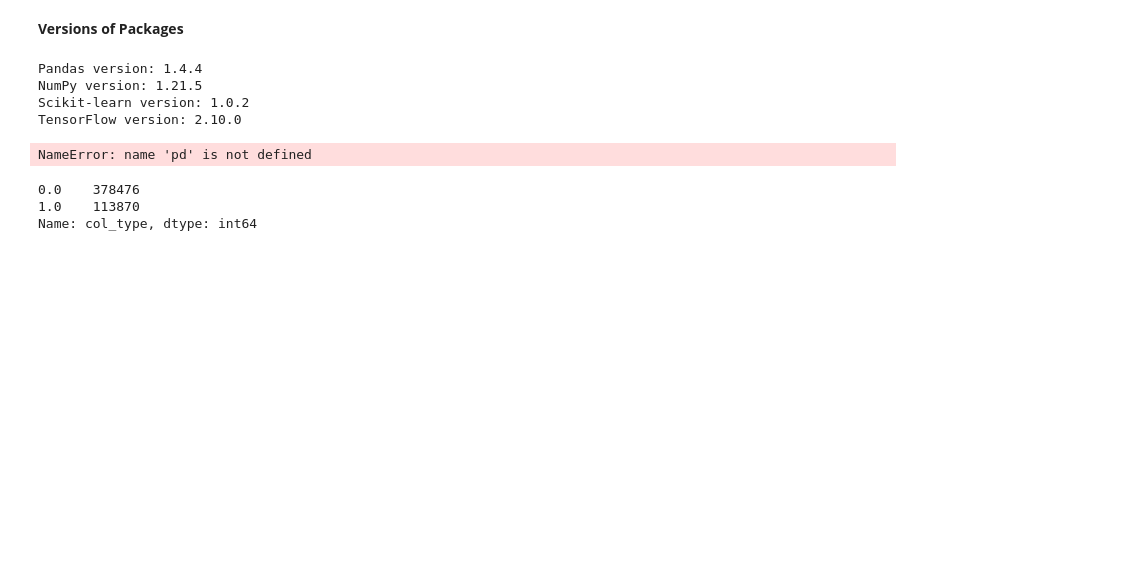
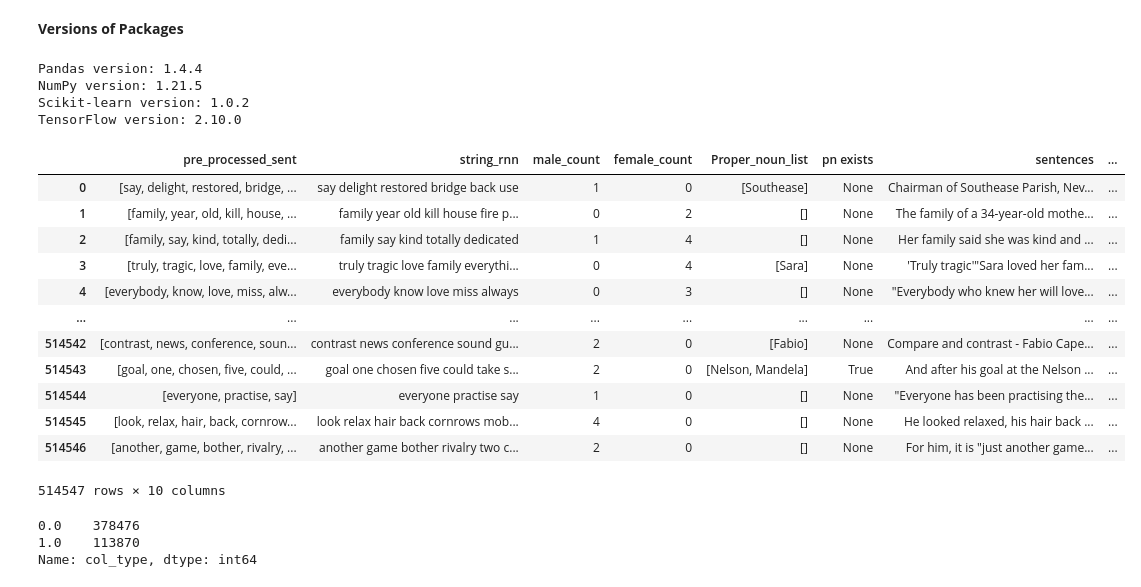
Before and after one commit to yvferreiro/MasterThesis, a Jupyter notebook: RNN.ipynb, the cells around one changed output. Saved outputs shown, nothing was run; the diff lists cells and outputs as text; code cells hidden in the pictures; blank space fills up the shorter version.

```diff
--- a/RNN.ipynb
+++ b/RNN.ipynb
@@ -26,27 +27,39 @@ Scikit-learn version: 1.0.2
 TensorFlow version: 2.10.0
 # %%
 #import pre-processed data from pickle
-year = 2010
+year = "2010"
 file_path = "/Users/yolandaferreirofranchi/Desktop/ThesisDatasets/"
 file_path_2 = "_final_rnn.pickle"
 
 df_10= pd.read_pickle(file_path + year + file_path_2)
 #df_09= pd.read_pickle(r"/Users/yolandaferreirofranchi/Desktop/ThesisDatasets/2009_text_wo_names.pickle")
 #df_11= pd.read_pickle(r"/Users/yolandaferreirofranchi/Desktop/ThesisDatasets/2011_text_wo_names.pickle")
 #df_12= pd.read_pickle(r"/Users/yolandaferreirofranchi/Desktop/ThesisDatasets/2012_text_wo_names.pickle")
 #df_13= pd.read_pickle(r"/Users/yolandaferreirofranchi/Desktop/ThesisDatasets/2013_text_wo_names.pickle")
 #df_14= pd.read_pickle(r"/Users/yolandaferreirofranchi/Desktop/ThesisDatasets/2014_text_wo_names.pickle")
 #df_15= pd.read_pickle(r"/Users/yolandaferreirofranchi/Desktop/ThesisDatasets/2015_text_wo_names.pickle")
 #df_16= pd.read_pickle(r"/Users/yolandaferreirofranchi/Desktop/ThesisDatasets/2016_text_wo_names.pickle")
 #df_17= pd.read_pickle(r"/Users/yolandaferreirofranchi/Desktop/ThesisDatasets/2017_text_wo_names.pickle")
 #df_18= pd.read_pickle(r"/Users/yolandaferreirofranchi/Desktop/ThesisDatasets/2018_text_wo_names.pickle")
 #df_19 = pd.read_pickle(r"/Users/yolandaferreirofranchi/Desktop/ThesisDatasets/2019_text_wo_names.pickle")
 #df_20 = pd.read_pickle(r"/Users/yolandaferreirofranchi/Desktop/ThesisDatasets/2020_text_wo_names.pickle")
 #df_21 = pd.read_pickle(r"/Users/yolandaferreirofranchi/Desktop/ThesisDatasets/2021_text_wo_names.pickle")
 #df_22 = pd.read_pickle(r"/Users/yolandaferreirofranchi/Desktop/ThesisDatasets/2022_text_wo_names_(1).pickle")
 df_10
 # %% [output]
+|  | pre_processed_sent | string_rnn | male_count | female_count | Proper_noun_list | pn exists | sentences | ... |
+| 0 | [say, delight, restored, bridge, ... | say delight restored bridge back use | 1 | 0 | [Southease] | None | Chairman of Southease Parish, Nev... | ... |
+| 1 | [family, year, old, kill, house, ... | family year old kill house fire p... | 0 | 2 | [] | None | The family of a 34-year-old mothe... | ... |
+| 2 | [family, say, kind, totally, dedi... | family say kind totally dedicated | 1 | 4 | [] | None | Her family said she was kind and ... | ... |
+| 3 | [truly, tragic, love, family, eve... | truly tragic love family everythi... | 0 | 4 | [Sara] | None | 'Truly tragic'"Sara loved her fam... | ... |
+| 4 | [everybody, know, love, miss, alw... | everybody know love miss always | 0 | 3 | [] | None | "Everybody who knew her will love... | ... |
+| ... | ... | ... | ... | ... | ... | ... | ... | ... |
+| 514542 | [contrast, news, conference, soun... | contrast news conference sound gu... | 2 | 0 | [Fabio] | None | Compare and contrast - Fabio Cape... | ... |
+| 514543 | [goal, one, chosen, five, could, ... | goal one chosen five could take s... | 2 | 0 | [Nelson, Mandela] | True | And after his goal at the Nelson ... | ... |
+| 514544 | [everyone, practise, say] | everyone practise say | 1 | 0 | [] | None | "Everyone has been practising the... | ... |
+| 514545 | [look, relax, hair, back, cornrow... | look relax hair back cornrows mob... | 4 | 0 | [] | None | He looked relaxed, his hair back ... | ... |
+| 514546 | [another, game, bother, rivalry, ... | another game bother rivalry two c... | 2 | 0 | [] | None | For him, it is "just another game... | ... |
-NameError: name 'pd' is not defined
+514547 rows × 10 columns
 # %%
 def absolute_count(male_col, female_col):
     if female_col > male_col and male_col == 0:
```
Also changed, not shown: parts of 23 cells of this notebook.
